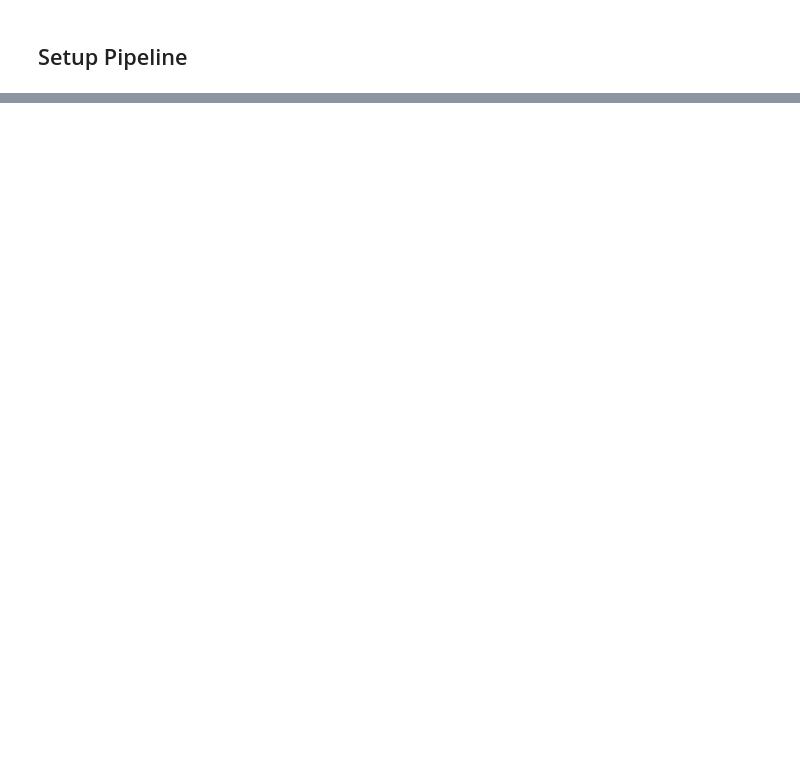
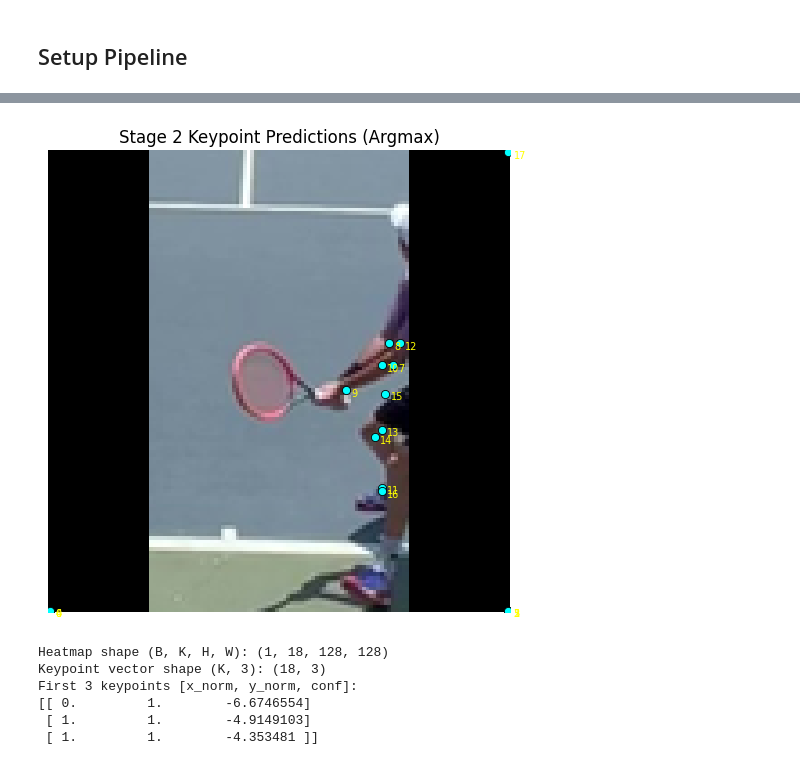
Before and after one commit to hanyiliu/tennis-pose-detection, a Jupyter notebook: notebooks/inference/inference.ipynb, the cells around one changed output, grey strips where cells are left out. Drawn from its saved outputs; the diff is of its cells as text; code cells hidden in the pictures; blank space fills up the shorter version.

```diff
--- a/notebooks/inference/inference.ipynb
+++ b/notebooks/inference/inference.ipynb
@@ -48,0 +325,35 @@ Since we're loading these weights into each model, we use state dictionaries to
+# %%
+with torch.no_grad():
+    keypoint_tensor = to_tensor(resized_pil).to(device)
+    heatmaps = keypoint_model(keypoint_tensor.unsqueeze(0))
+    keypoints = heatmaps_to_keypoints(heatmaps)
+    keypoints_norm = normalize_keypoints_xy(keypoints, heatmaps.size(2), heatmaps.size(3)).squeeze(0)
+
+keypoints_np = keypoints.detach().cpu().squeeze(0).numpy()
+keypoints_norm_np = keypoints_norm.detach().cpu().numpy()
+
+hmap_h, hmap_w = heatmaps.size(2), heatmaps.size(3)
+pred_x = np.clip(keypoints_np[:, 0], 0, hmap_w - 1)
+pred_y = np.clip(keypoints_np[:, 1], 0, hmap_h - 1)
+
+plt.figure(figsize=(6, 6))
+plt.imshow(resized_pil)
+plt.scatter(pred_x, pred_y, c="cyan", s=35, edgecolors="black", linewidths=0.6)
+for idx, (xk, yk, vis) in enumerate(keypoints_np):
+    plt.text(xk + 1.5, yk + 1.5, str(idx), color="yellow", fontsize=7)
+plt.title("Stage 2 Keypoint Predictions (Argmax)")
+plt.axis("off")
+plt.show()
+
+print("Heatmap shape (B, K, H, W):", tuple(heatmaps.shape))
+print("Keypoint vector shape (K, 3):", tuple(keypoints_norm_np.shape))
+print("First 3 keypoints [x_norm, y_norm, conf]:")
+print(keypoints_norm_np[:3])
+# %% [output]
+[figure, added]
+Heatmap shape (B, K, H, W): (1, 18, 128, 128)
+Keypoint vector shape (K, 3): (18, 3)
+First 3 keypoints [x_norm, y_norm, conf]:
+[[ 0.         1.        -6.6746554]
+ [ 1.         1.        -4.9149103]
+ [ 1.         1.        -4.353481 ]]
```
Also changed, not shown: parts of 13 cells of this notebook, 1 other file.
